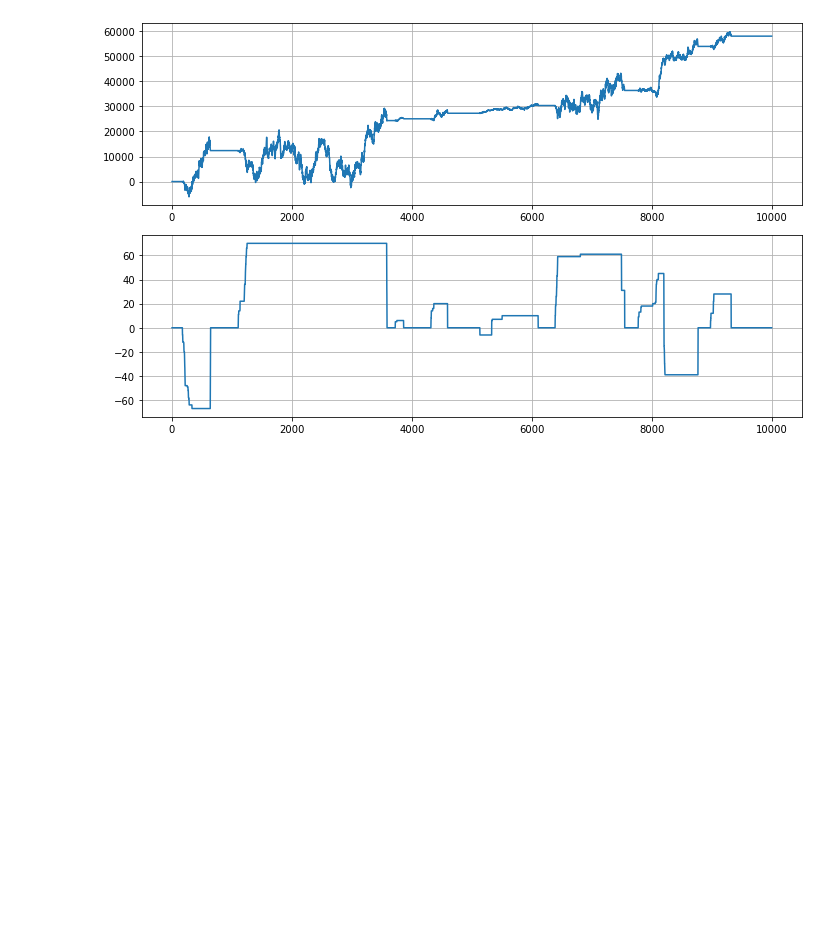
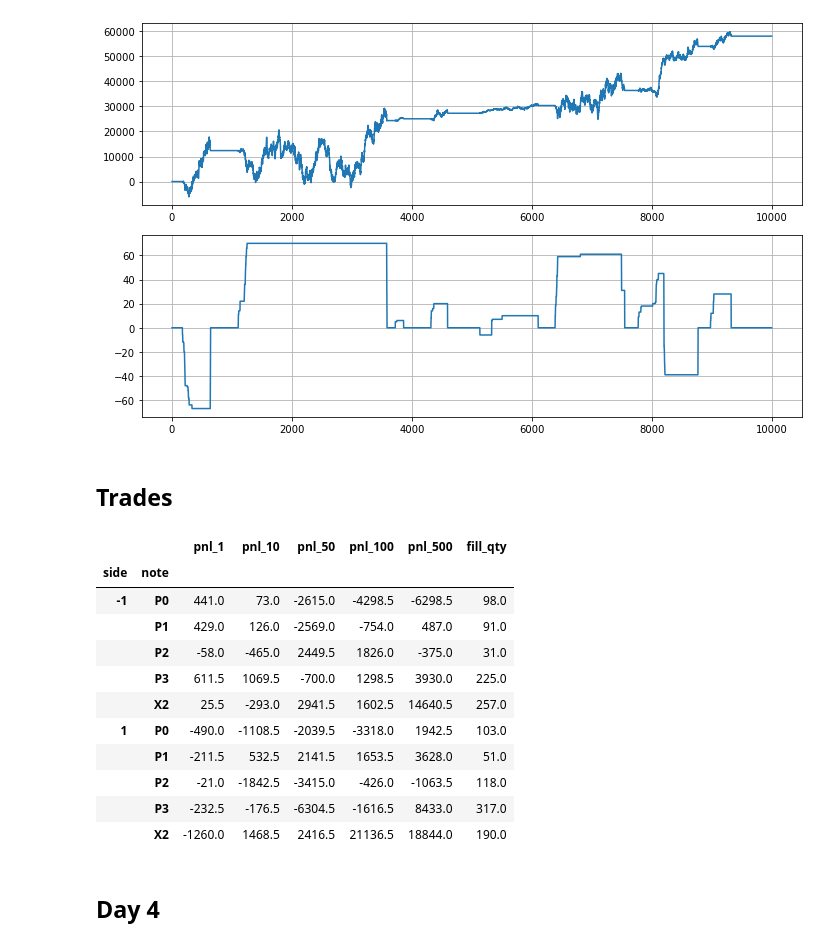
Before and after one commit to XiuLuoShen/imc_prosperity, a Jupyter notebook: Basket.ipynb, the cells around one changed output. Cells and saved outputs as stored; diff of their text form; code cells hidden in the pictures; blank space fills up the shorter version.

```diff
--- a/Basket.ipynb
+++ b/Basket.ipynb
@@ -1305,3 +1303,28 @@ ax[1].grid()
 plt.tight_layout()
 # %% [output]
 [figure]
+# %% [markdown]
+## Trades
+# %%
+sym = 'PICNIC_BASKET'
+market_trades = dfs['market_trades'][sym]
+orders = dfs['orders'][sym]
+quote = dfs['order_depths'][sym].copy()
+fills, missed_fills = get_orders_fills(market_trades, orders, quote)
+# %%
+fills.groupby(['side','note'])[['pnl_1','pnl_10','pnl_50','pnl_100','pnl_500','fill_qty']].sum()
+# %% [output]
+|  |  | pnl_1 | pnl_10 | pnl_50 | pnl_100 | pnl_500 | fill_qty |
+| side | note |  |  |  |  |  |  |
+| -1 | P0 | 441.0 | 73.0 | -2615.0 | -4298.5 | -6298.5 | 98.0 |
+|  | P1 | 429.0 | 126.0 | -2569.0 | -754.0 | 487.0 | 91.0 |
+|  | P2 | -58.0 | -465.0 | 2449.5 | 1826.0 | -375.0 | 31.0 |
+|  | P3 | 611.5 | 1069.5 | -700.0 | 1298.5 | 3930.0 | 225.0 |
+|  | X2 | 25.5 | -293.0 | 2941.5 | 1602.5 | 14640.5 | 257.0 |
+| 1 | P0 | -490.0 | -1108.5 | -2039.5 | -3318.0 | 1942.5 | 103.0 |
+|  | P1 | -211.5 | 532.5 | 2141.5 | 1653.5 | 3628.0 | 51.0 |
+|  | P2 | -21.0 | -1842.5 | -3415.0 | -426.0 | -1063.5 | 118.0 |
+|  | P3 | -232.5 | -176.5 | -6304.5 | -1616.5 | 8433.0 | 317.0 |
+|  | X2 | -1260.0 | 1468.5 | 2416.5 | 21136.5 | 18844.0 | 190.0 |
+# %% [markdown]
+## Day 4
```
Also changed, not shown: parts of 11 cells of this notebook, 3 other files.
